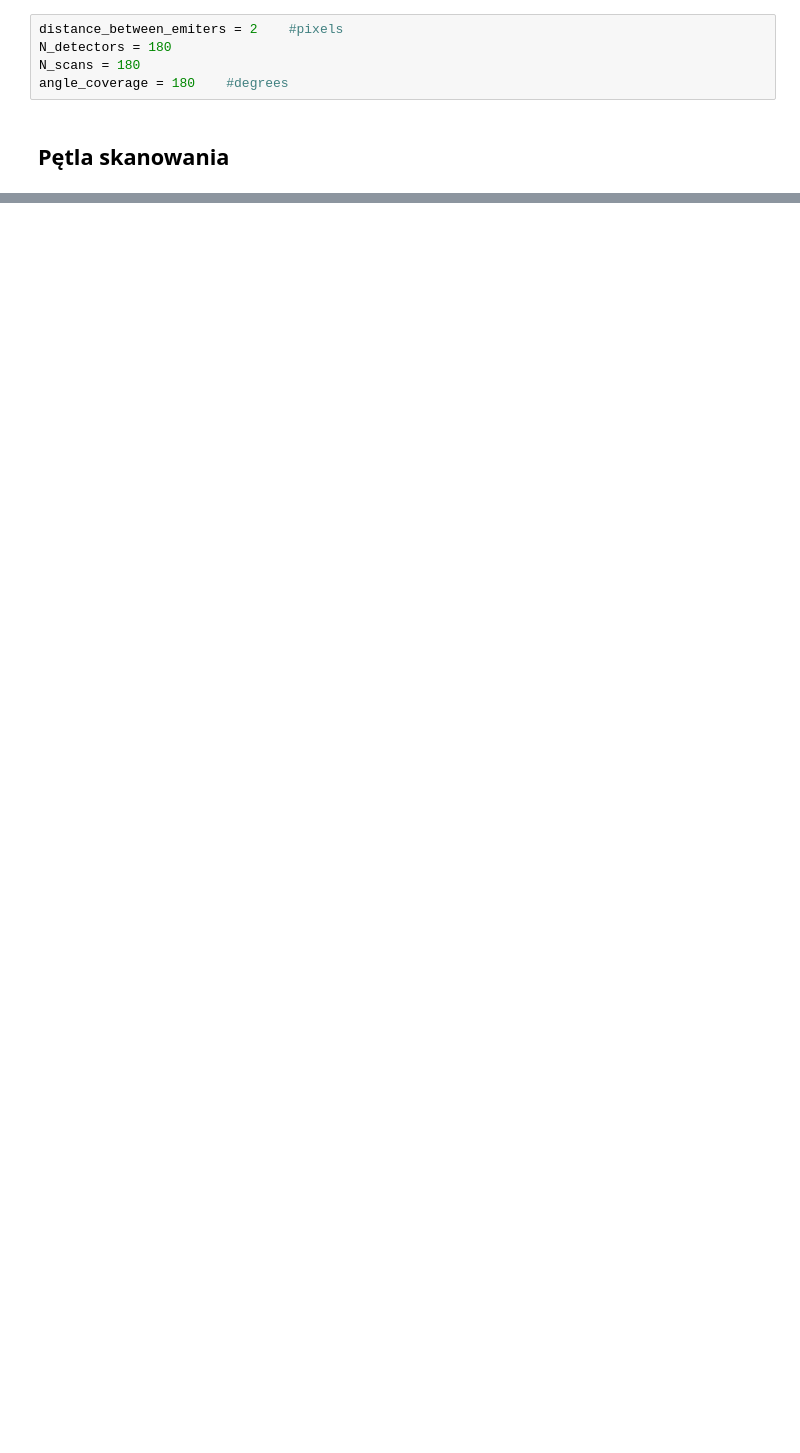
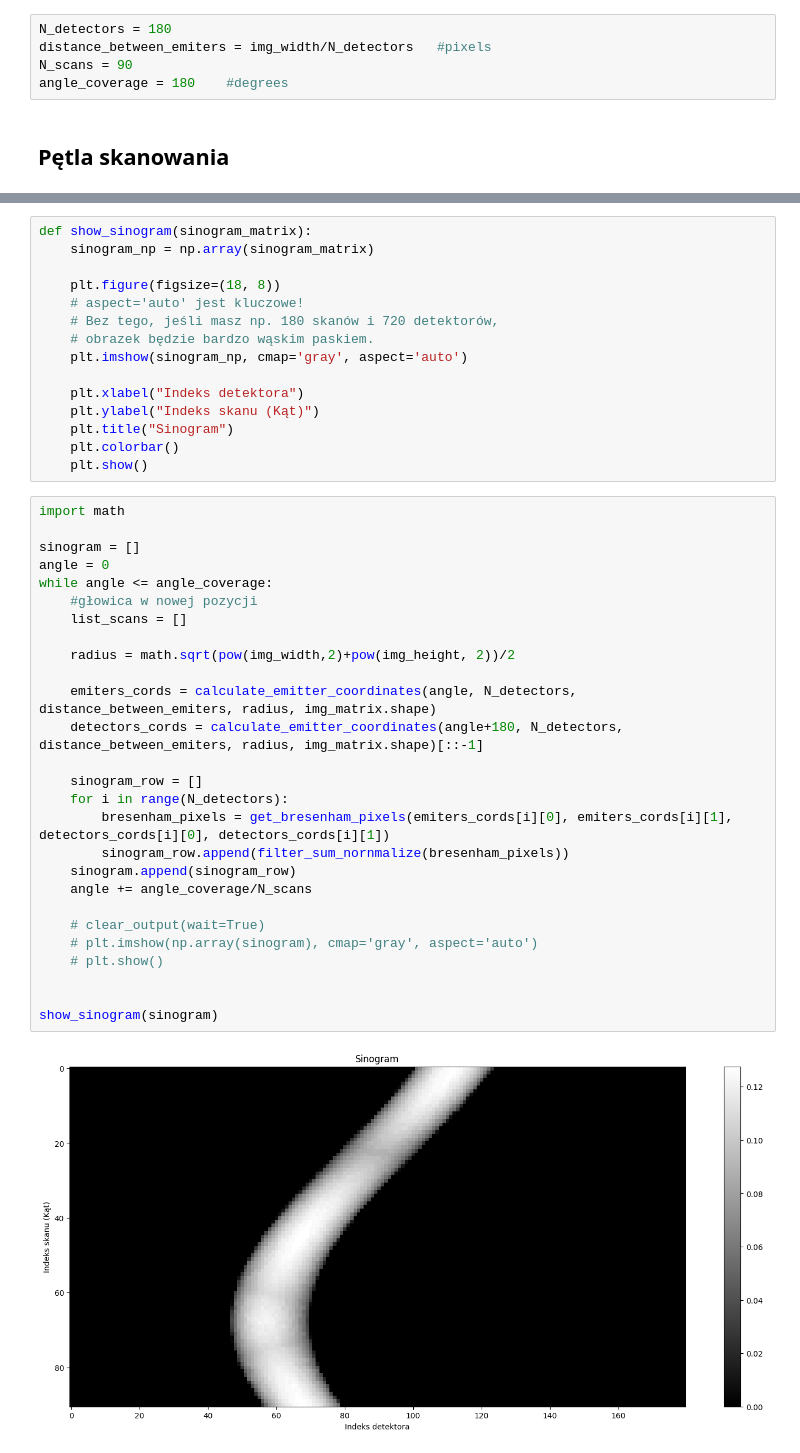
Before and after one commit to Szymonur/tomograf, a Jupyter notebook: tomograf.ipynb, the cells around one changed output, grey strips where cells are left out. Cells and saved outputs as stored; diff of their text form; blank space fills up the shorter version.

Commit message:
Up to sinogram

```diff
--- a/tomograf.ipynb
+++ b/tomograf.ipynb
@@ -14,9 +16,9 @@ print(img_height, img_width)
 # %% [markdown]
 ## Parametry wejściowe
 # %%
-distance_between_emiters = 2    #pixels
 N_detectors = 180
-N_scans = 180
+distance_between_emiters = img_width/N_detectors   #pixels
+N_scans = 90
 angle_coverage = 180    #degrees
 # %% [markdown]
 ## Pętla skanowania
@@ -34,0 +117,44 @@ for angle in range(0, angle_coverage, angle_coverage/N_scans):
+# %%
+def show_sinogram(sinogram_matrix):
+    sinogram_np = np.array(sinogram_matrix)
+
+    plt.figure(figsize=(18, 8))
+    # aspect='auto' jest kluczowe!
+    # Bez tego, jeśli masz np. 180 skanów i 720 detektorów,
+    # obrazek będzie bardzo wąskim paskiem.
+    plt.imshow(sinogram_np, cmap='gray', aspect='auto')
+
+    plt.xlabel("Indeks detektora")
+    plt.ylabel("Indeks skanu (Kąt)")
+    plt.title("Sinogram")
+    plt.colorbar()
+    plt.show()
+# %%
+import math
+
+sinogram = []
+angle = 0
+while angle <= angle_coverage:
+    #głowica w nowej pozycji
+    list_scans = []
+
+    radius = math.sqrt(pow(img_width,2)+pow(img_height, 2))/2
+
+    emiters_cords = calculate_emitter_coordinates(angle, N_detectors, distance_between_emiters, radius, img_matrix.shape)
+    detectors_cords = calculate_emitter_coordinates(angle+180, N_detectors, distance_between_emiters, radius, img_matrix.shape)[::-1]
+
+    sinogram_row = []
+    for i in range(N_detectors):
+        bresenham_pixels = get_bresenham_pixels(emiters_cords[i][0], emiters_cords[i][1], detectors_cords[i][0], detectors_cords[i][1])
+        sinogram_row.append(filter_sum_nornmalize(bresenham_pixels))
+    sinogram.append(sinogram_row)
+    angle += angle_coverage/N_scans
+
+    # clear_output(wait=True)
+    # plt.imshow(np.array(sinogram), cmap='gray', aspect='auto')
+    # plt.show()
+
+
+show_sinogram(sinogram)
+# %% [output]
+[figure, added]
```
Also changed, not shown: parts of 8 cells of this notebook.
